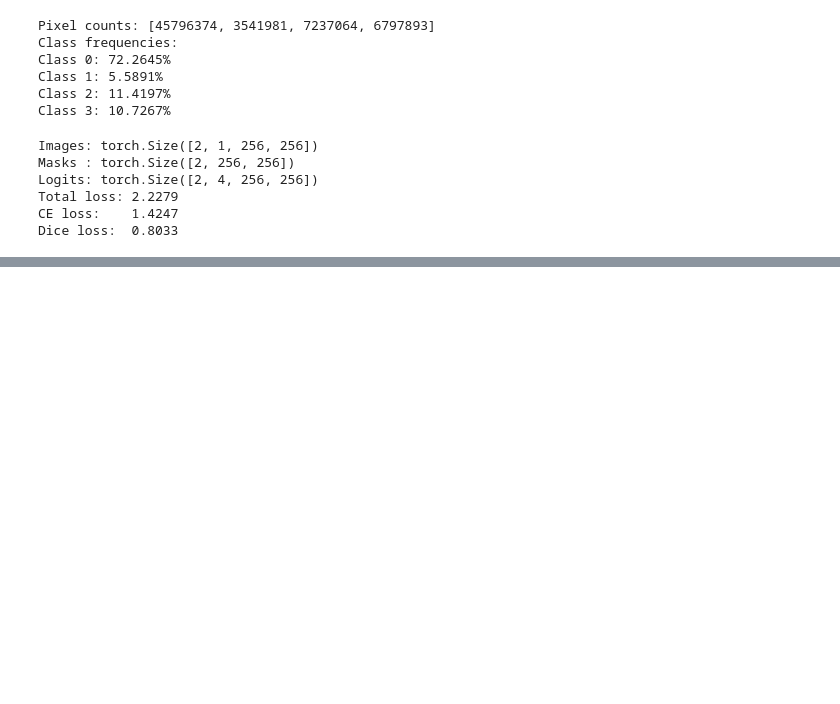
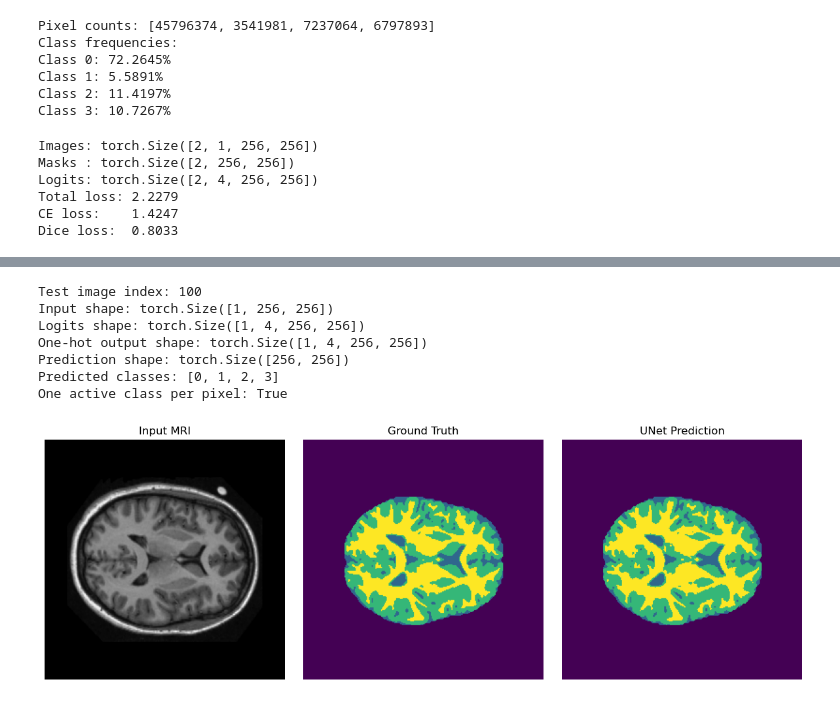
Before and after one commit to Quang365/mri-recognition, a Jupyter notebook: notebooks/UNet.ipynb, the cells around one changed output, grey strips where cells are left out. Saved outputs shown, nothing was run; the diff lists cells and outputs as text; code cells hidden in the pictures; blank space fills up the shorter version.

Commit message:
Complete UNet training, evaluation and inference

```diff
--- a/notebooks/UNet.ipynb
+++ b/notebooks/UNet.ipynb
@@ -811,0 +894,11 @@ print(
+# %%
+demo_inference(100)
+# %% [output]
+Test image index: 100
+Input shape: torch.Size([1, 256, 256])
+Logits shape: torch.Size([1, 4, 256, 256])
+One-hot output shape: torch.Size([1, 4, 256, 256])
+Prediction shape: torch.Size([256, 256])
+Predicted classes: [0, 1, 2, 3]
+One active class per pixel: True
+[figure, added]
```
Also changed, not shown: parts of 8 cells of this notebook, 1 other file.
